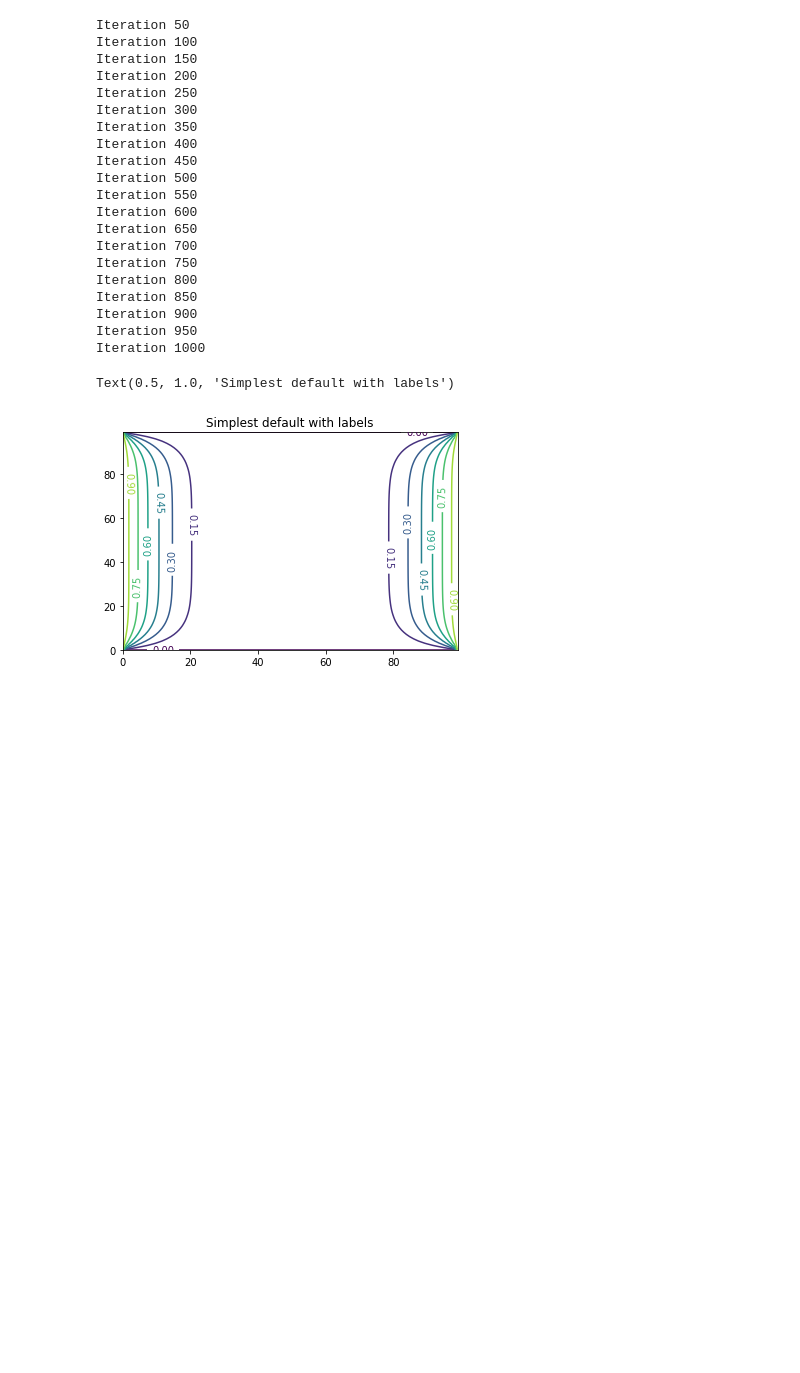
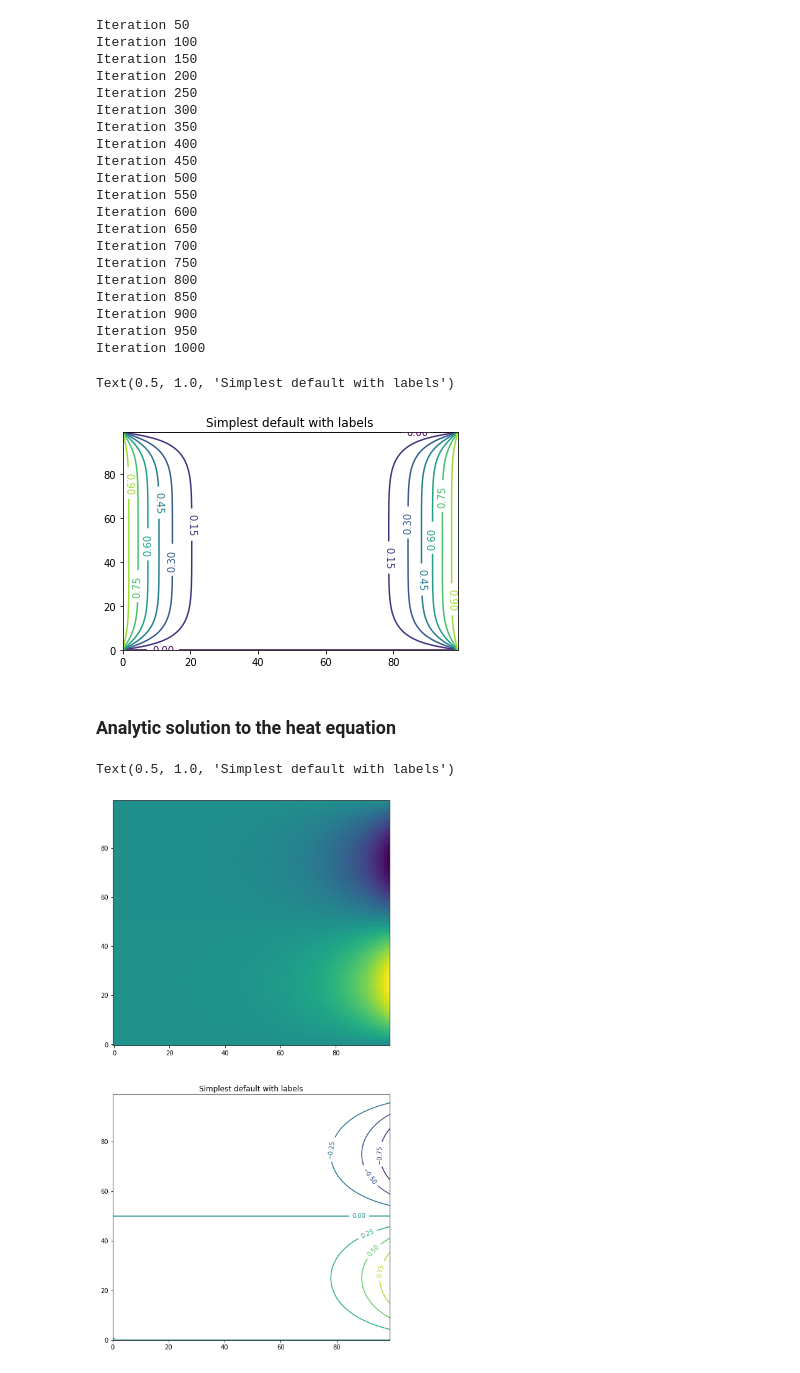
Before and after one commit to shahin1009/ME565, a Jupyter notebook: CauchyI.ipynb, the cells around one changed output. Cells and saved outputs as stored; diff of their text form; code cells hidden in the pictures; blank space fills up the shorter version.

```diff
--- a/CauchyI.ipynb
+++ b/CauchyI.ipynb
@@ -193,3 +193,28 @@ Iteration 950
 Iteration 1000
 Text(0.5, 1.0, 'Simplest default with labels')
 [figure]
+# %% [markdown]
+### Analytic solution to the heat equation
+# %%
+L = 100
+H = 100
+u = np.zeros((L,H))
+x_range = np.arange(0,L , 1)
+y_range = np.arange(0,H , 1)
+x , y = np.meshgrid(x_range, y_range)
+
+BC = np.sin(2 * np.pi * y_range / L)
+A2 = (2/(H*np.sinh(2*np.pi*L/H))) * np.sum(BC**2)
+u = A2 * (np.sin(2*np.pi*y/H) * np.sinh(2*np.pi*x/L))
+
+
+fig, ax = plt.subplots(2 , figsize=(8,16))
+
+CS = ax[0].pcolormesh(x, y, u)
+
+CS = ax[1].contour(x, y, u)
+ax[1].clabel(CS, inline=True, fontsize=10)
+ax[1].set_title('Simplest default with labels')
+# %% [output]
+Text(0.5, 1.0, 'Simplest default with labels')
+[figure, added]
```
